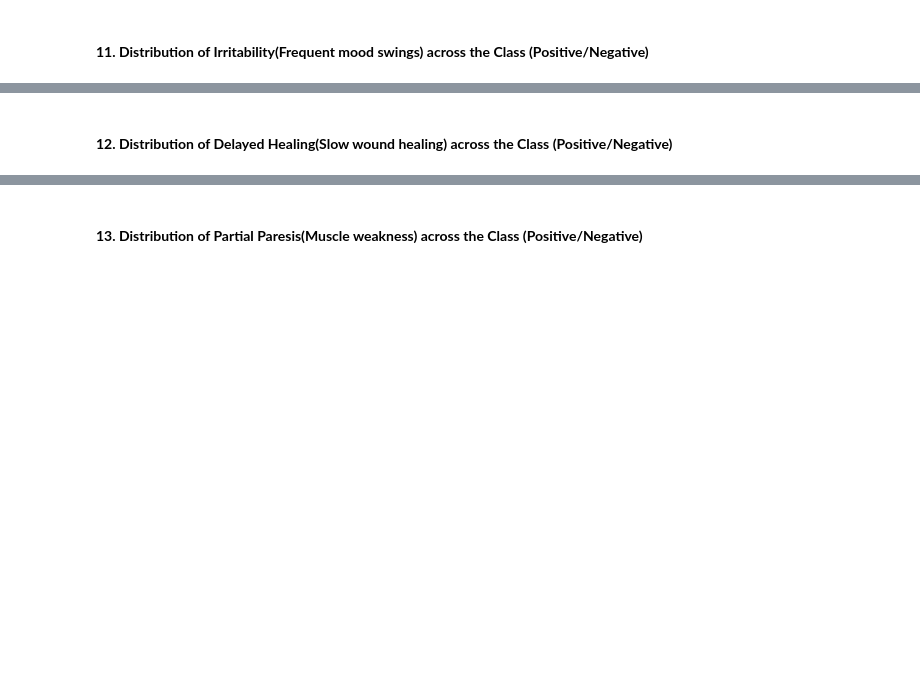
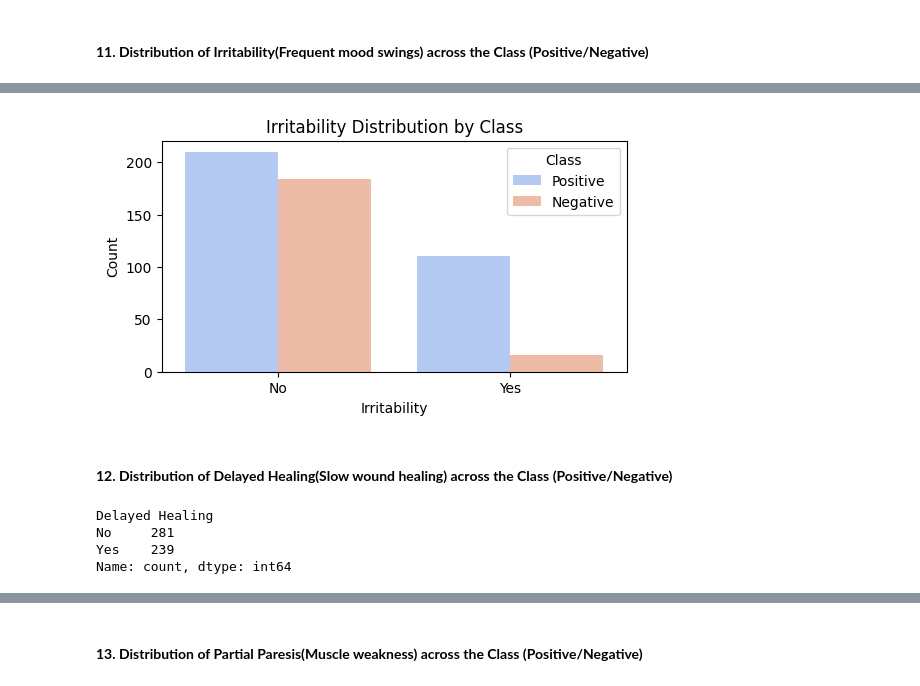
Before and after one commit to Angad143/HealthScope---A-Multi-Disease-Progression-and-Severity-Prediction-Platform, a Jupyter notebook: Diabetes Progression Prediction/Diabetes_Diseases_Prediction.ipynb, the cells around one changed output, grey strips where cells are left out. Saved outputs shown, nothing was run; the diff lists cells and outputs as text; code cells hidden in the pictures; blank space fills up the shorter version.

```diff
--- a/Diabetes Progression Prediction/Diabetes_Diseases_Prediction.ipynb
+++ b/Diabetes Progression Prediction/Diabetes_Diseases_Prediction.ipynb
@@ -630,2 +659,20 @@ plt.show()
+# %%
+# Countplot for Irritability across Class
+plt.figure(figsize=(6, 3))
+sns.countplot(x="Irritability", hue="Class", data=df, palette="coolwarm")
+plt.title("Irritability Distribution by Class")
+plt.xlabel("Irritability")
+plt.ylabel("Count")
+plt.show()
+# %% [output]
+[figure, added]
 # %% [markdown]
 #### **12. Distribution of Delayed Healing(Slow wound healing) across the Class (Positive/Negative)**
+# %%
+# Check the order of value_counts()
+print(df["Delayed Healing"].value_counts())
+# %% [output]
+Delayed Healing
+No     281
+Yes    239
+Name: count, dtype: int64
```
Also changed, not shown: parts of 23 cells of this notebook.
